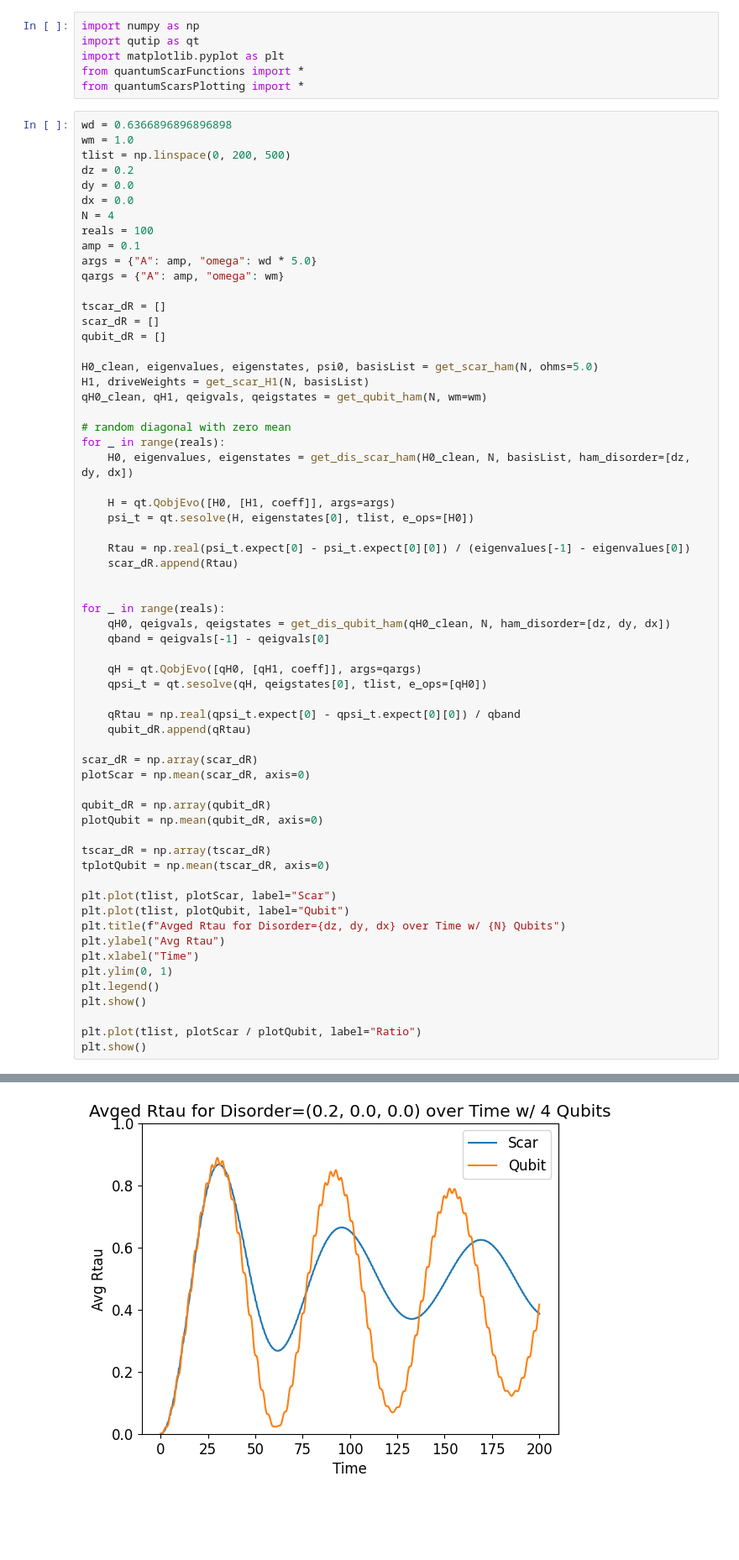
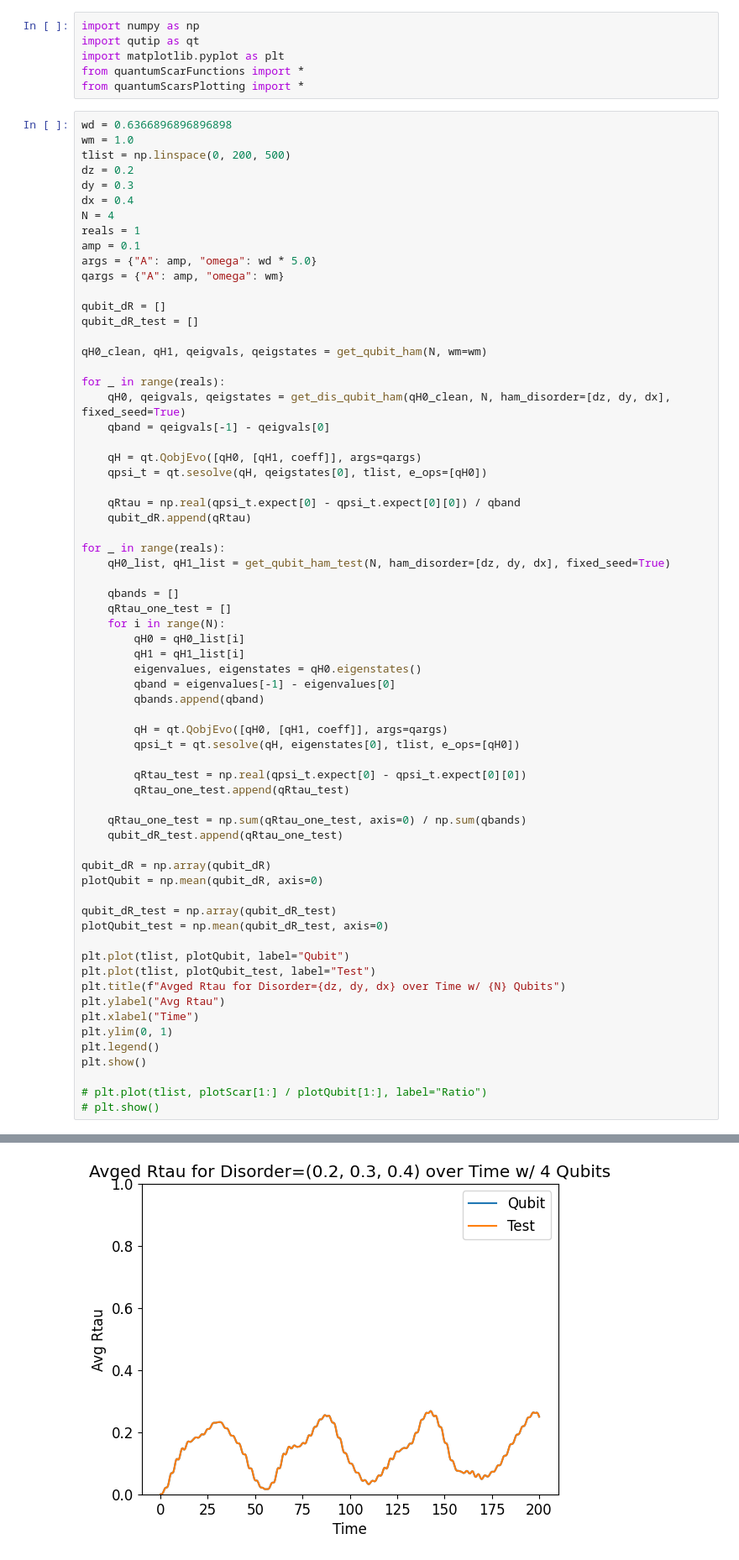
Before and after one commit to Idden/Quantum-Internship, a Jupyter notebook: Quantum_Batteries_Scars/disorder_tests/simple_disorder.ipynb, the cells around one changed output, grey strips where cells are left out. Shown at 84% size. Cells and saved outputs as stored; diff of their text form; blank space fills up the shorter version.

Commit message:
individuallize qubits

```diff
--- a/Quantum_Batteries_Scars/disorder_tests/simple_disorder.ipynb
+++ b/Quantum_Batteries_Scars/disorder_tests/simple_disorder.ipynb
@@ -9,35 +9,21 @@ wd = 0.6366896896896898
 wm = 1.0
 tlist = np.linspace(0, 200, 500)
 dz = 0.2
-dy = 0.0
-dx = 0.0
+dy = 0.3
+dx = 0.4
 N = 4
-reals = 100
+reals = 1
 amp = 0.1
 args = {"A": amp, "omega": wd * 5.0}
 qargs = {"A": amp, "omega": wm}
 
-tscar_dR = []
-scar_dR = []
 qubit_dR = []
+qubit_dR_test = []
 
-H0_clean, eigenvalues, eigenstates, psi0, basisList = get_scar_ham(N, ohms=5.0)
-H1, driveWeights = get_scar_H1(N, basisList)
 qH0_clean, qH1, qeigvals, qeigstates = get_qubit_ham(N, wm=wm)
 
-# random diagonal with zero mean
 for _ in range(reals):
-    H0, eigenvalues, eigenstates = get_dis_scar_ham(H0_clean, N, basisList, ham_disorder=[dz, dy, dx])
-
-    H = qt.QobjEvo([H0, [H1, coeff]], args=args)
-    psi_t = qt.sesolve(H, eigenstates[0], tlist, e_ops=[H0])
-
-    Rtau = np.real(psi_t.expect[0] - psi_t.expect[0][0]) / (eigenvalues[-1] - eigenvalues[0])
-    scar_dR.append(Rtau)
-
-
-for _ in range(reals):
-    qH0, qeigvals, qeigstates = get_dis_qubit_ham(qH0_clean, N, ham_disorder=[dz, dy, dx])
+    qH0, qeigvals, qeigstates = get_dis_qubit_ham(qH0_clean, N, ham_disorder=[dz, dy, dx], fixed_seed=True)
     qband = qeigvals[-1] - qeigvals[0]
 
     qH = qt.QobjEvo([qH0, [qH1, coeff]], args=qargs)
@@ -46,17 +32,35 @@ for _ in range(reals):
     qRtau = np.real(qpsi_t.expect[0] - qpsi_t.expect[0][0]) / qband
     qubit_dR.append(qRtau)
 
-scar_dR = np.array(scar_dR)
-plotScar = np.mean(scar_dR, axis=0)
+for _ in range(reals):
+    qH0_list, qH1_list = get_qubit_ham_test(N, ham_disorder=[dz, dy, dx], fixed_seed=True)
+
+    qbands = []
+    qRtau_one_test = []
+    for i in range(N):
+        qH0 = qH0_list[i]
+        qH1 = qH1_list[i]
+        eigenvalues, eigenstates = qH0.eigenstates()
+        qband = eigenvalues[-1] - eigenvalues[0]
+        qbands.append(qband)
+
+        qH = qt.QobjEvo([qH0, [qH1, coeff]], args=qargs)
+        qpsi_t = qt.sesolve(qH, eigenstates[0], tlist, e_ops=[qH0])
+
+        qRtau_test = np.real(qpsi_t.expect[0] - qpsi_t.expect[0][0])
+        qRtau_one_test.append(qRtau_test)
+
+    qRtau_one_test = np.sum(qRtau_one_test, axis=0) / np.sum(qbands)
+    qubit_dR_test.append(qRtau_one_test)
 
 qubit_dR = np.array(qubit_dR)
 plotQubit = np.mean(qubit_dR, axis=0)
 
-tscar_dR = np.array(tscar_dR)
-tplotQubit = np.mean(tscar_dR, axis=0)
+qubit_dR_test = np.array(qubit_dR_test)
+plotQubit_test = np.mean(qubit_dR_test, axis=0)
 
-plt.plot(tlist, plotScar, label="Scar")
 plt.plot(tlist, plotQubit, label="Qubit")
+plt.plot(tlist, plotQubit_test, label="Test")
 plt.title(f"Avged Rtau for Disorder={dz, dy, dx} over Time w/ {N} Qubits")
 plt.ylabel("Avg Rtau")
 plt.xlabel("Time")
@@ -64,6 +68,6 @@ plt.ylim(0, 1)
 plt.legend()
 plt.show()
 
-plt.plot(tlist, plotScar / plotQubit, label="Ratio")
-plt.show()
+# plt.plot(tlist, plotScar[1:] / plotQubit[1:], label="Ratio")
+# plt.show()
 # %% [output]
@@ -70 +75 @@ plt.show()
-[figure, old version]
+[figure, new version]
```
Also changed, not shown: parts of 2 cells of this notebook, 3 other files.
